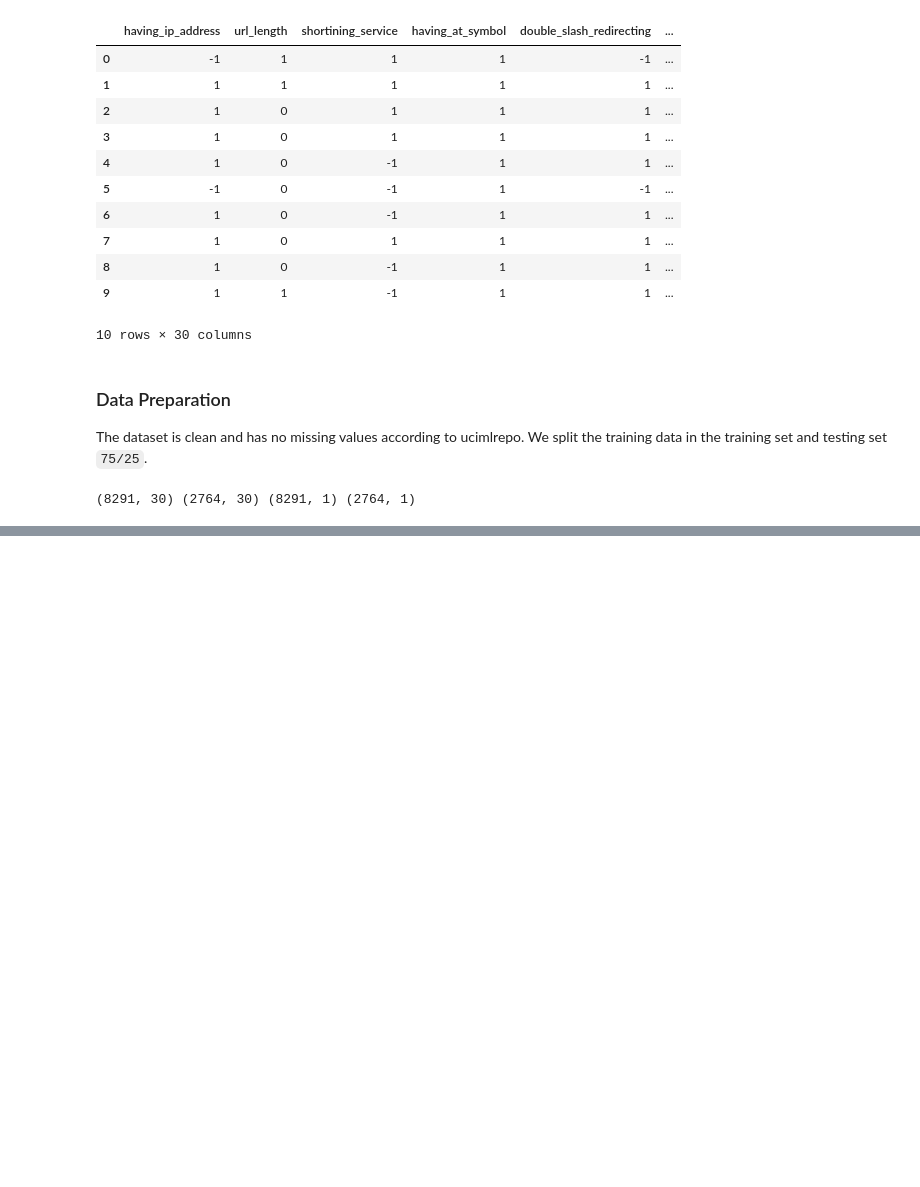
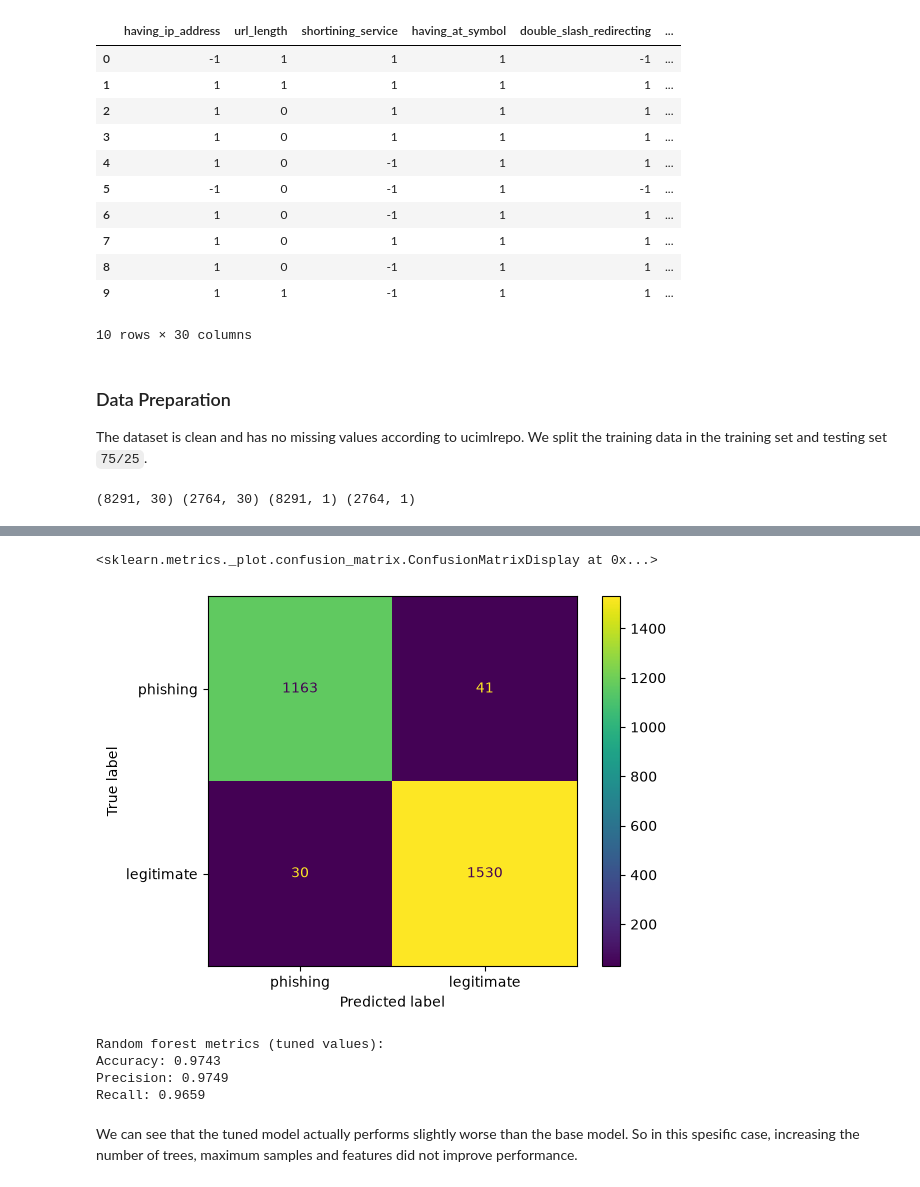
Before and after one commit to alekkiq/dkko-g2, a Jupyter notebook: assignments/mod_5_6.ipynb, the cells around one changed output, grey strips where cells are left out. Cells and saved outputs as stored; diff of their text form; code cells hidden in the pictures; blank space fills up the shorter version.

```diff
--- a/assignments/mod_5_6.ipynb
+++ b/assignments/mod_5_6.ipynb
@@ -58,0 +165,23 @@ plt.show()
+# %%
+rf_t_predict = rf_model_tuned.predict(X_test)
+rf_t_conf_matrix = confusion_matrix(y_test, rf_t_predict)
+ConfusionMatrixDisplay(rf_t_conf_matrix, display_labels=['phishing', 'legitimate']).plot()
+# %% [output]
+<sklearn.metrics._plot.confusion_matrix.ConfusionMatrixDisplay at 0x...>
+[figure, added]
+# %%
+rf_t_accuracy = accuracy_score(y_test, rf_t_predict)
+rf_t_precision = precision_score(y_test, rf_t_predict, pos_label=-1)
+rf_t_recall = recall_score(y_test, rf_t_predict, pos_label=-1)
+
+print("Random forest metrics (tuned values):")
+print(f"Accuracy: {rf_t_accuracy:.4f}")
+print(f"Precision: {rf_t_precision:.4f}")
+print(f"Recall: {rf_t_recall:.4f}")
+# %% [output]
+Random forest metrics (tuned values):
+Accuracy: 0.9743
+Precision: 0.9749
+Recall: 0.9659
+# %% [markdown]
+We can see that the tuned model actually performs slightly worse than the base model. So in this spesific case, increasing the number of trees, maximum samples and features did not improve performance.
```
Also changed, not shown: parts of 21 cells of this notebook.
